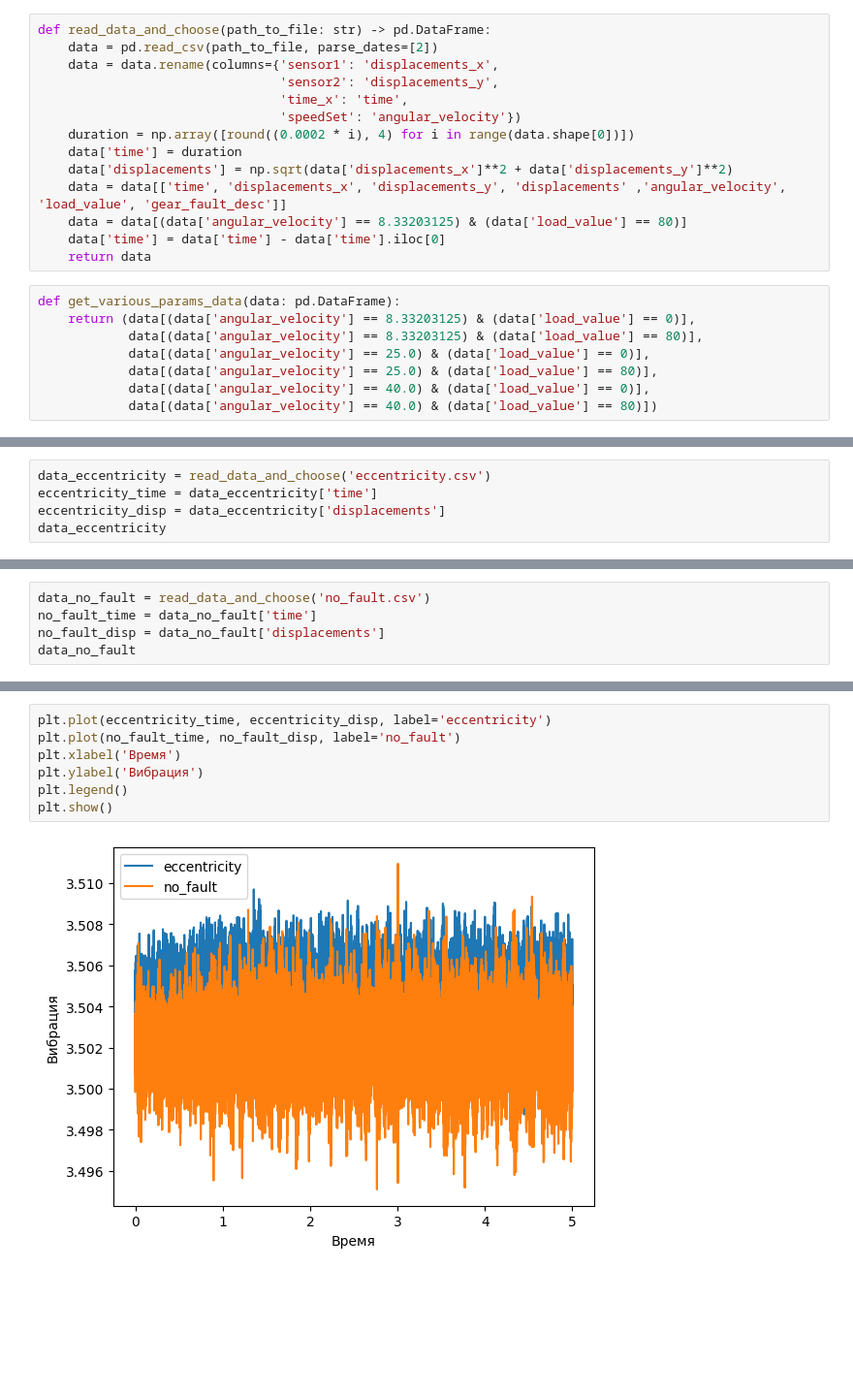
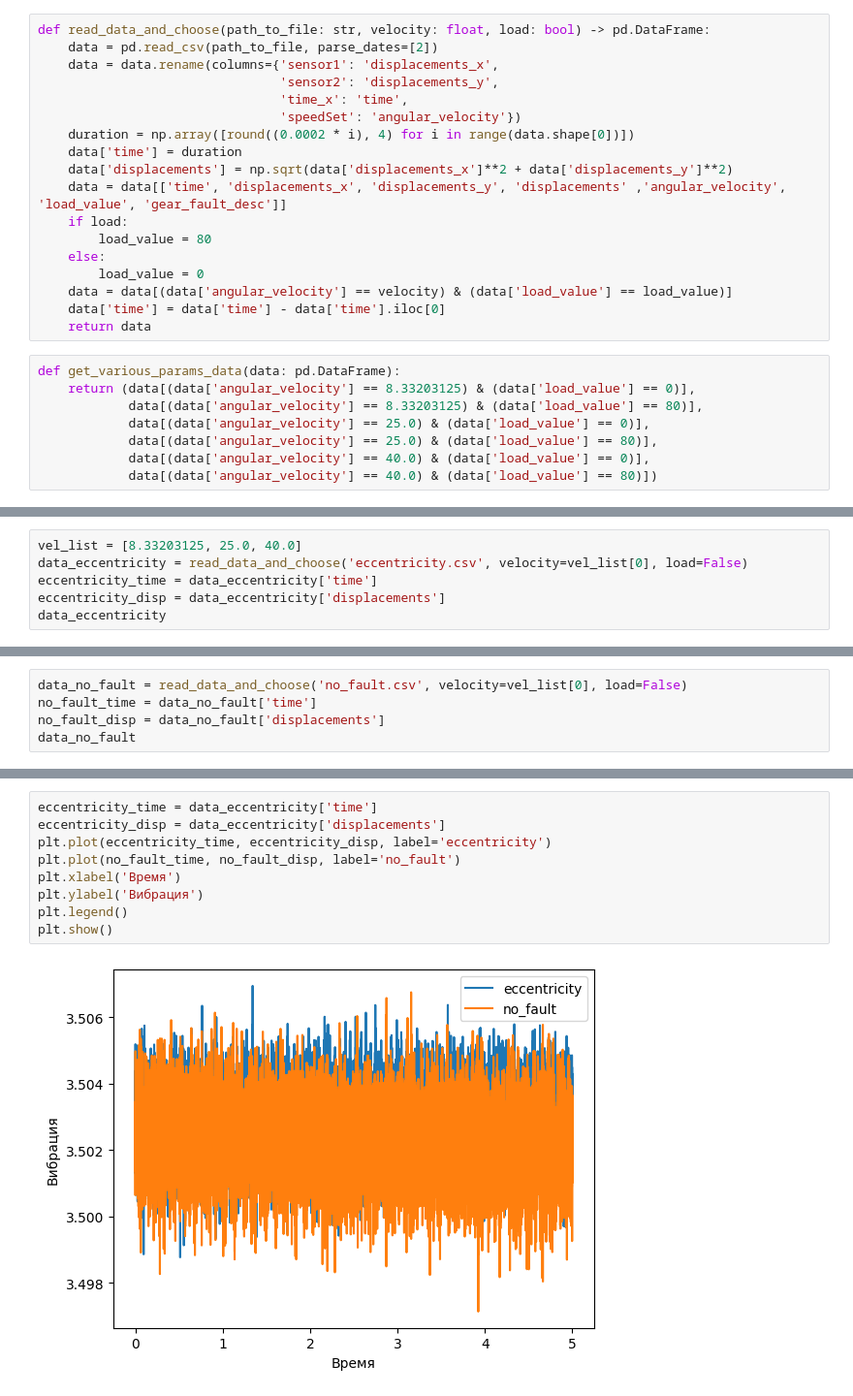
Before and after one commit to ShuvalovDR/Gears, a Jupyter notebook: Gears.ipynb, the cells around one changed output, grey strips where cells are left out. Shown at 97% size. Drawn from its saved outputs; the diff is of its cells as text; blank space fills up the shorter version.

```diff
--- a/Gears.ipynb
+++ b/Gears.ipynb
@@ -28,7 +29,7 @@ def read_data(path_to_file: str) -> pd.DataFrame:
     data = data[['time', 'displacements_x', 'displacements_y', 'angular_velocity', 'load_value', 'gear_fault_desc']]
     return data
 # %%
-def read_data_and_choose(path_to_file: str) -> pd.DataFrame:
+def read_data_and_choose(path_to_file: str, velocity: float, load: bool) -> pd.DataFrame:
     data = pd.read_csv(path_to_file, parse_dates=[2])
     data = data.rename(columns={'sensor1': 'displacements_x',
                                 'sensor2': 'displacements_y',
@@ -38,7 +39,11 @@ def read_data_and_choose(path_to_file: str) -> pd.DataFrame:
     data['time'] = duration
     data['displacements'] = np.sqrt(data['displacements_x']**2 + data['displacements_y']**2)
     data = data[['time', 'displacements_x', 'displacements_y', 'displacements' ,'angular_velocity', 'load_value', 'gear_fault_desc']]
-    data = data[(data['angular_velocity'] == 8.33203125) & (data['load_value'] == 80)]
+    if load:
+        load_value = 80
+    else:
+        load_value = 0
+    data = data[(data['angular_velocity'] == velocity) & (data['load_value'] == load_value)]
     data['time'] = data['time'] - data['time'].iloc[0]
     return data
 # %%
@@ -54,5 +274,6 @@ def get_various_params_data(data: pd.DataFrame):
 # %%
-data_eccentricity = read_data_and_choose('eccentricity.csv')
+vel_list = [8.33203125, 25.0, 40.0]
+data_eccentricity = read_data_and_choose('eccentricity.csv', velocity=vel_list[0], load=False)
 eccentricity_time = data_eccentricity['time']
 eccentricity_disp = data_eccentricity['displacements']
 data_eccentricity
@@ -91,6 +312,6 @@ data_missing_tooth
 25000 rows × 7 columns
 # %%
-data_no_fault = read_data_and_choose('no_fault.csv')
+data_no_fault = read_data_and_choose('no_fault.csv', velocity=vel_list[0], load=False)
 no_fault_time = data_no_fault['time']
 no_fault_disp = data_no_fault['displacements']
 data_no_fault
@@ -222,12 +389,14 @@ plt.show()
 # %%
+eccentricity_time = data_eccentricity['time']
+eccentricity_disp = data_eccentricity['displacements']
 plt.plot(eccentricity_time, eccentricity_disp, label='eccentricity')
 plt.plot(no_fault_time, no_fault_disp, label='no_fault')
 plt.xlabel('Время')
 plt.ylabel('Вибрация')
 plt.legend()
 plt.show()
 # %% [output]
-[figure, old version]
+[figure, new version]
 # %%
 plt.plot(eccentricity_time, eccentricity_disp, label='eccentricity')
 plt.plot(root_crack_time, root_crack_disp, label='root_crack')
```
Also changed, not shown: parts of 53 cells of this notebook.
